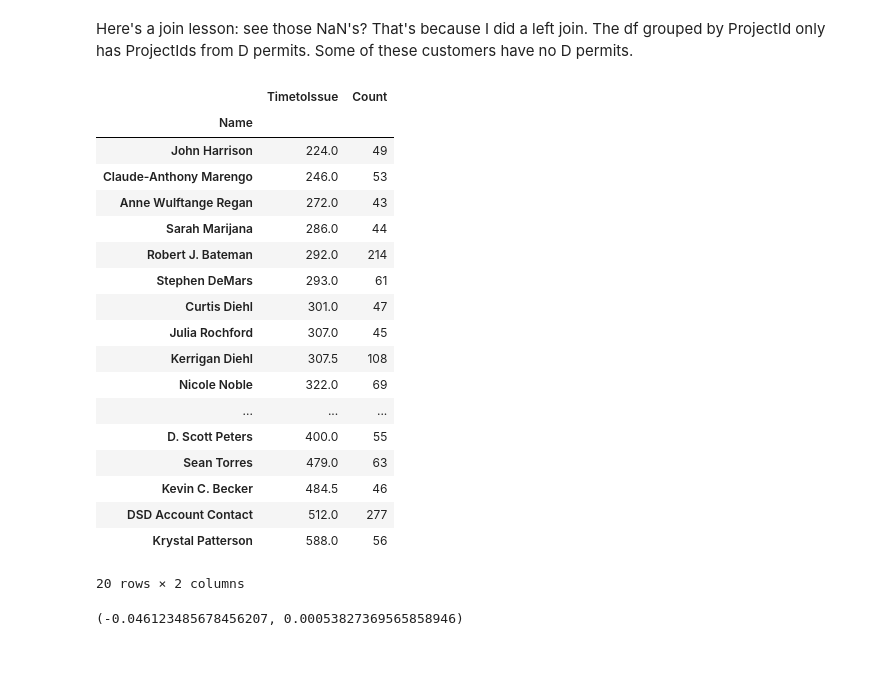
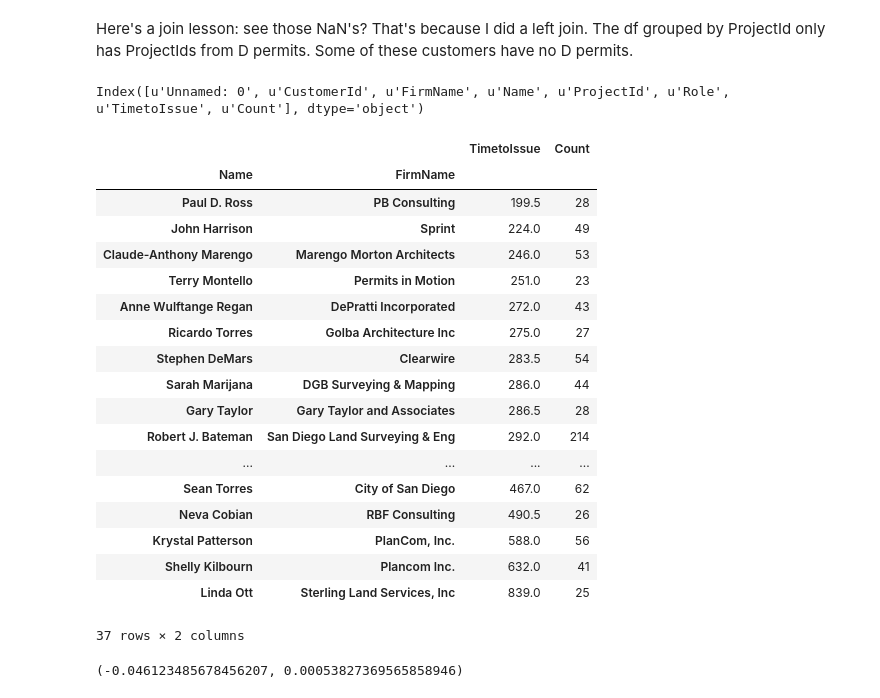
Before and after one commit to sandiegodata-projects/vosd.org, a Jupyter notebook: 215-opendsd/229-People.ipynb, the cells around one changed output. Drawn from its saved outputs; the diff is of its cells as text; code cells hidden in the pictures; blank space fills up the shorter version.

```diff
--- a/215-opendsd/229-People.ipynb
+++ b/215-opendsd/229-People.ipynb
@@ -358,30 +360,34 @@ Here's a join lesson: see those NaN's? That's because I did a left join. The df
 customers = pd.read_csv('/home/damoncrockett/vosd.org/215-opendsd/customers_complete.csv')
 # %%
 customers = customers.join(tmp, on = 'ProjectId', how = 'right')
+# %%
+customers.columns
+# %% [output]
+Index([u'Unnamed: 0', u'CustomerId', u'FirmName', u'Name', u'ProjectId', u'Role', u'TimetoIssue', u'Count'], dtype='object')
 # %%
-tmp = customers[['Name','TimetoIssue']]
-by_name = tmp.groupby('Name')
+tmp = customers[['Name', 'FirmName','TimetoIssue']]
+by_name = tmp.groupby(['Name','FirmName'])
 tmp = by_name.agg(np.median)
 tmp['Count'] = by_name.size()
 # %%
-tmp[tmp.Count > 42].sort(['TimetoIssue'])
+tmp[tmp.Count > 22].sort(['TimetoIssue'])
 # %% [output]
-|  | TimetoIssue | Count |
-| Name |  |  |
-| John Harrison | 224.0 | 49 |
-| Claude-Anthony Marengo | 246.0 | 53 |
-| Anne Wulftange Regan | 272.0 | 43 |
-| Sarah Marijana | 286.0 | 44 |
-| Robert J. Bateman | 292.0 | 214 |
-| Stephen DeMars | 293.0 | 61 |
-| Curtis Diehl | 301.0 | 47 |
-| Julia Rochford | 307.0 | 45 |
-| Kerrigan Diehl | 307.5 | 108 |
-| Nicole Noble | 322.0 | 69 |
-| ... | ... | ... |
-| D. Scott Peters | 400.0 | 55 |
-| Sean Torres | 479.0 | 63 |
-| Kevin C. Becker | 484.5 | 46 |
-| DSD Account Contact | 512.0 | 277 |
-| Krystal Patterson | 588.0 | 56 |
+|  |  | TimetoIssue | Count |
+| Name | FirmName |  |  |
+| Paul D. Ross | PB Consulting | 199.5 | 28 |
+| John Harrison | Sprint | 224.0 | 49 |
+| Claude-Anthony Marengo | Marengo Morton Architects | 246.0 | 53 |
+| Terry Montello | Permits in Motion | 251.0 | 23 |
+| Anne Wulftange Regan | DePratti Incorporated | 272.0 | 43 |
+| Ricardo Torres | Golba Architecture Inc | 275.0 | 27 |
+| Stephen DeMars | Clearwire | 283.5 | 54 |
+| Sarah Marijana | DGB Surveying & Mapping | 286.0 | 44 |
+| Gary Taylor | Gary Taylor and Associates | 286.5 | 28 |
+| Robert J. Bateman | San Diego Land Surveying & Eng | 292.0 | 214 |
+| ... | ... | ... | ... |
+| Sean Torres | City of San Diego | 467.0 | 62 |
+| Neva Cobian | RBF Consulting | 490.5 | 26 |
+| Krystal Patterson | PlanCom, Inc. | 588.0 | 56 |
+| Shelly Kilbourn | Plancom Inc. | 632.0 | 41 |
+| Linda Ott | Sterling Land Services, Inc | 839.0 | 25 |
-20 rows × 2 columns
+37 rows × 2 columns
```
Also changed, not shown: parts of 14 cells of this notebook.
